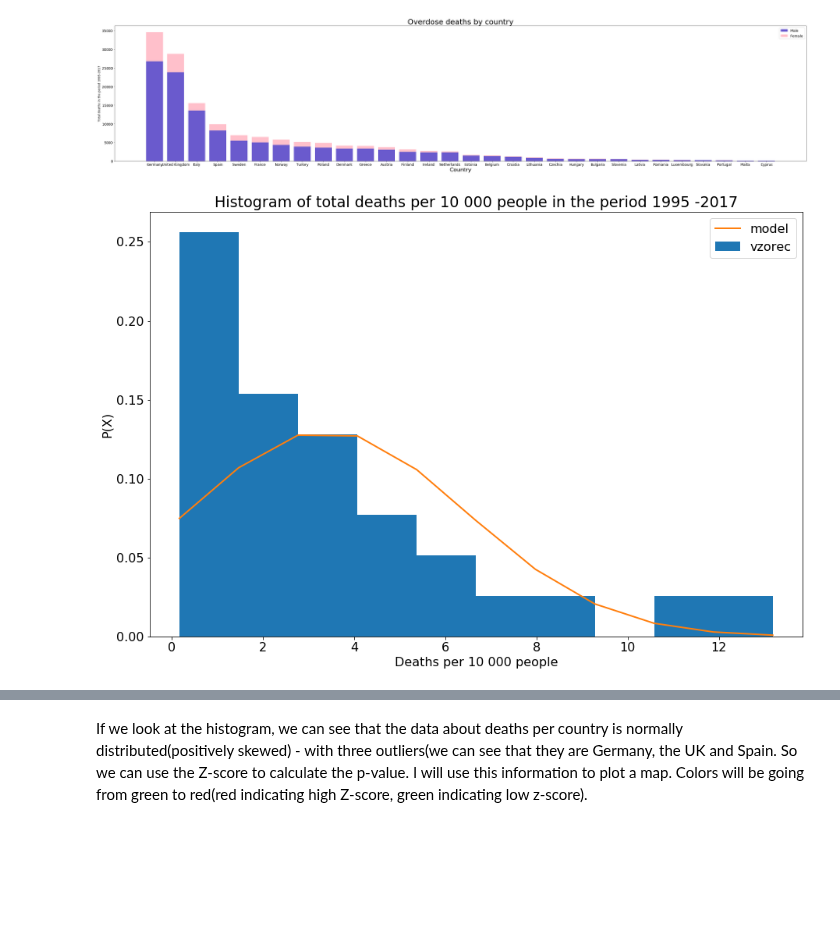
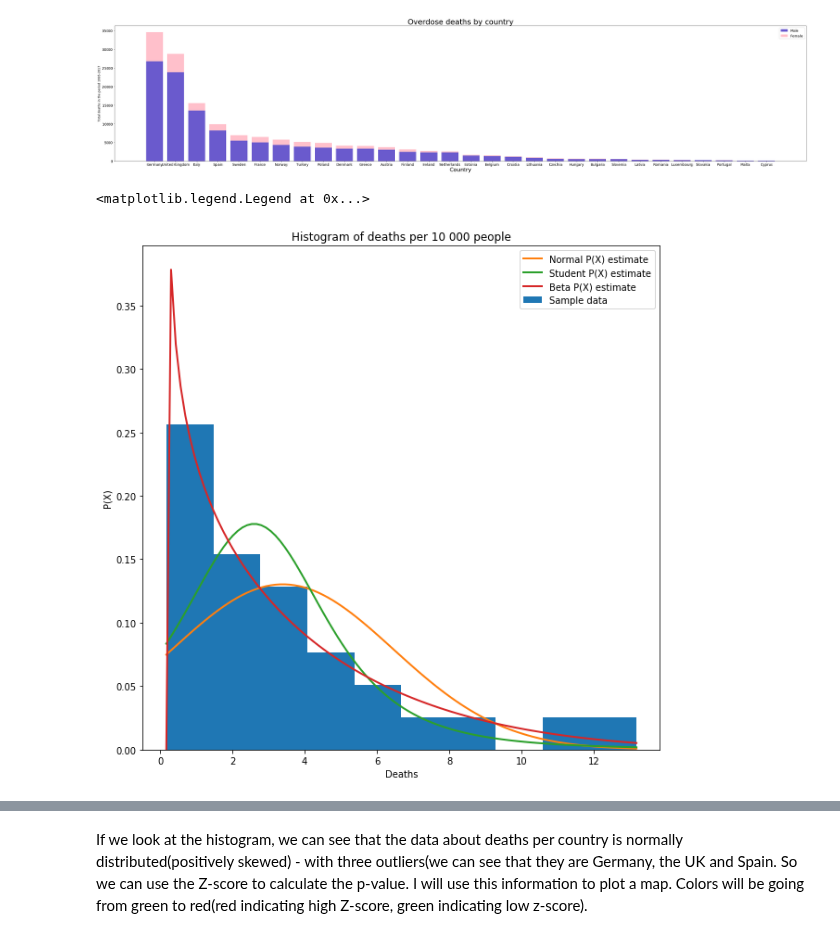
Before and after one commit to danilo1214/PR20ddpdjphv, a Jupyter notebook: Danilo.ipynb, the cells around one changed output, grey strips where cells are left out. Cells and saved outputs as stored; diff of their text form; code cells hidden in the pictures; blank space fills up the shorter version.

```diff
--- a/Main.ipynb
+++ b/Danilo.ipynb
@@ -86,27 +86,31 @@ plt.show()
 # %%
 from scipy.stats import multivariate_normal as mvn
 
-n=len(data)
-mu = np.mean(data)
-sigma = (n-1)/n * np.var(data)
-plt.figure(figsize=(15, 10))
-counts, bins, _ = plt.hist(data, density=True, label="vzorec", bins=10)
+sample=[x for x in data if x > 0]
+xr = np.linspace(min(sample), max(sample), 100)
+n=len(sample)
+
+mu = np.mean(sample)
+sigma = (n-1)/n * np.var(sample)
+P = [mvn.pdf(x, mu, sigma) for x in xr]
 
 pars_stu = student.fit(sample)
 P_stu = [student.pdf(x, *pars_stu) for x in xr ]
 
 pars_beta = beta.fit(sample)
 P_beta = [beta.pdf(x, *pars_beta) for x in xr ]
+P_beta[0] =0 ##fixing a bug in beta.pdf - it returns a value of 600 on the first position
 
-pdf = [mvn.pdf(x, mu, sigma) for x in bins]
+plt.figure(figsize=(10, 10))
+plt.hist(sample,    label="Sample data", density=True)
+plt.plot(xr, P,     label="Normal P(X) estimate", linewidth=2.0)
+plt.plot(xr, P_stu,     label="Student P(X) estimate", linewidth=2.0)
+plt.plot(xr, P_beta,     label="Beta P(X) estimate", linewidth=2.0)
+plt.title("Histogram of deaths per 10 000 people")
+plt.ylabel("P(X)")
+plt.xlabel("Deaths")
 
-
-plt.plot(bins, pdf, "-", label="model", linewidth=2.0)
-plt.plot()
-plt.xlabel("Deaths per 10 000 people")
-plt.ylabel("P(X)")
-plt.title("Histogram of total deaths per 10 000 people in the period 1995 -2017")
 plt.legend()
-plt.show()
 # %% [output]
+<matplotlib.legend.Legend at 0x...>
-[figure, old version]
+[figure, new version]
```
Also changed, not shown: parts of 2 cells of this notebook, 3 other files.
